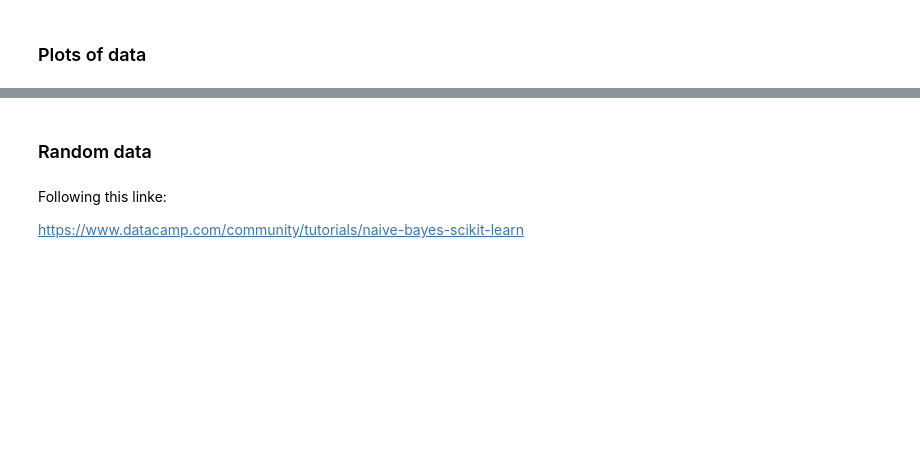
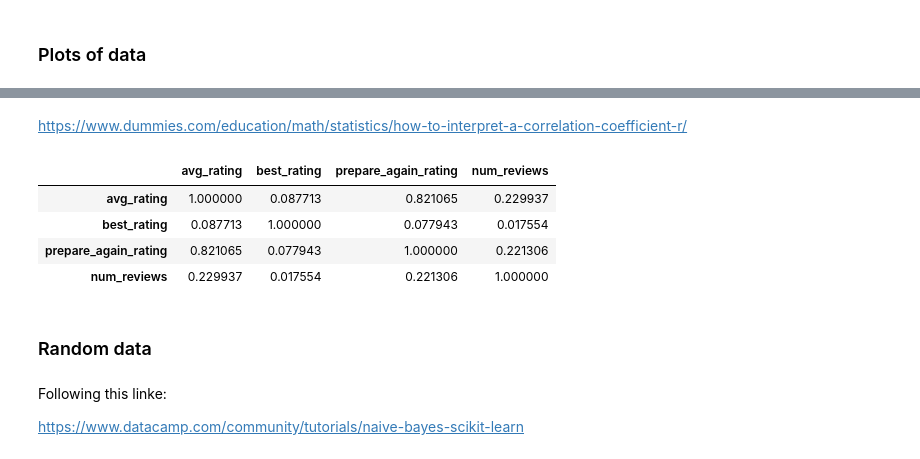
Before and after one commit to Sisyphus192/deep-dishes, a Jupyter notebook: notebooks/Correlation.ipynb, the cells around one changed output, grey strips where cells are left out. Saved outputs shown, nothing was run; the diff lists cells and outputs as text; code cells hidden in the pictures; blank space fills up the shorter version.

```diff
--- a/notebooks/Correlation.ipynb
+++ b/notebooks/Correlation.ipynb
@@ -126,0 +46,10 @@ array([list(['Cheese', 'Vegetable', 'No-Cook', 'Vegetarian', 'Quick & Easy', 'Ch
+# %% [markdown]
+https://www.dummies.com/education/math/statistics/how-to-interpret-a-correlation-coefficient-r/
+# %%
+corr_df.corr()
+# %% [output]
+|  | avg_rating | best_rating | prepare_again_rating | num_reviews |
+| avg_rating | 1.000000 | 0.087713 | 0.821065 | 0.229937 |
+| best_rating | 0.087713 | 1.000000 | 0.077943 | 0.017554 |
+| prepare_again_rating | 0.821065 | 0.077943 | 1.000000 | 0.221306 |
+| num_reviews | 0.229937 | 0.017554 | 0.221306 | 1.000000 |
```
Also changed, not shown: parts of 23 cells of this notebook, 6 other files.
